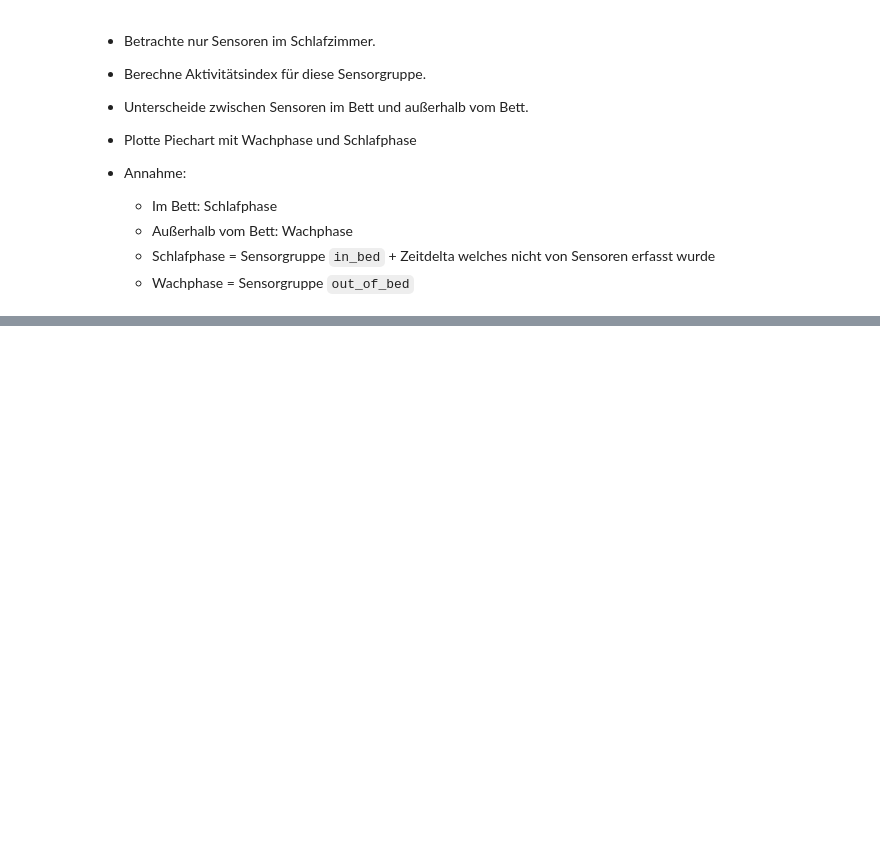
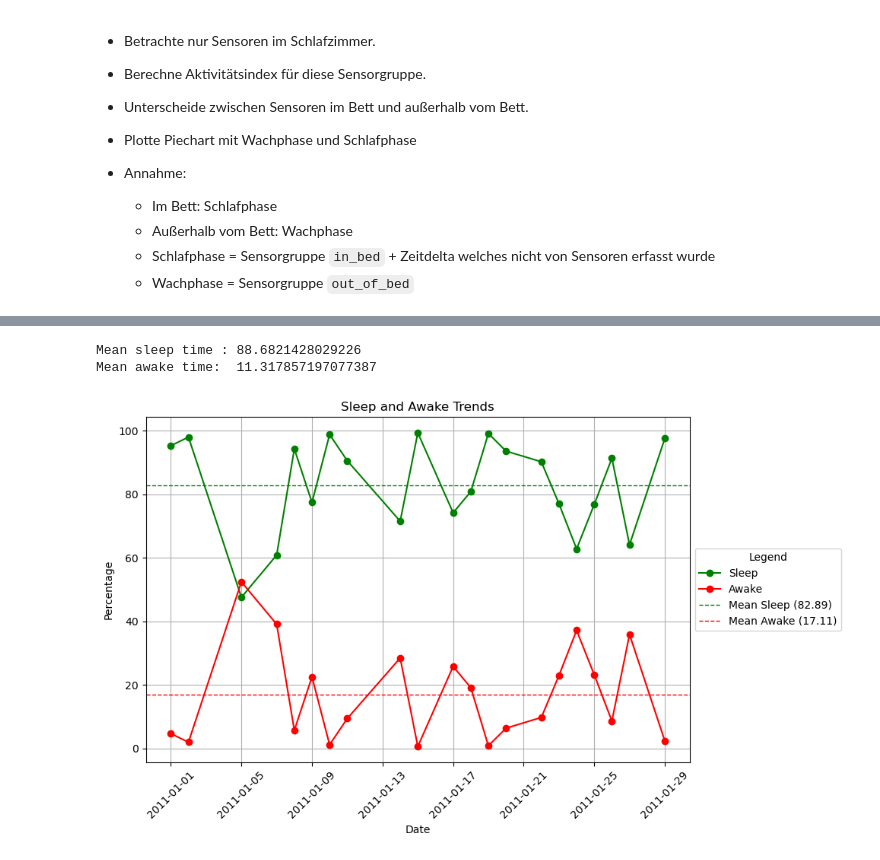
Before and after one commit to ddening/ambient-assisted-living, a Jupyter notebook: src/aruba_activity.ipynb, the cells around one changed output, grey strips where cells are left out. Cells and saved outputs as stored; diff of their text form; code cells hidden in the pictures; blank space fills up the shorter version.

```diff
--- a/src/aruba_activity.ipynb
+++ b/src/aruba_activity.ipynb
@@ -690,0 +755,54 @@ plt.show()
+# %%
+mean_sleep = df_sleep_awake["sleep"].mean()
+mean_awake = df_sleep_awake["awake"].mean()
+print("Mean sleep time :", mean_sleep)
+print("Mean awake time: ", mean_awake)
+# %% [output]
+Mean sleep time : 88.6821428029226
+Mean awake time:  11.317857197077387
+# %%
+# Create dataset for the next month
+generate_start_date = lambda n, m: [f"2011-01-{str(i).zfill(2)} 00:00:00" for i in range(n, m + 1)]
+generate_end_date = lambda n, m: [f"2011-01-{str(i).zfill(2)} 07:00:00" for i in range(n, m + 1)]
+start_datetime = generate_start_date(1, 30)
+end_datetime = generate_end_date(1, 30)
+
+# Initialize an empty list to store the rows
+rows = []
+
+# Populate the rows list
+for s, e in zip(start_datetime, end_datetime):
+    sleep, awake = sleep_activity(s, e, plot=False)
+    if (sleep + awake) <= 100:
+        rows.append({"sleep": sleep, "awake": awake, "datetime_start": s, "datetime_end": e})
+df_sleep_awake = pd.DataFrame(rows)
+
+# Convert datetime_start to a datetime object
+df_sleep_awake["datetime_start"] = pd.to_datetime(df_sleep_awake["datetime_start"])
+
+# Calculate mean values
+mean_sleep = df_sleep_awake["sleep"].mean()
+mean_awake = df_sleep_awake["awake"].mean()
+
+# Plot the data
+plt.figure(figsize=(10, 6))
+plt.plot(df_sleep_awake["datetime_start"], df_sleep_awake["sleep"], color="green", label="Sleep", marker="o")
+plt.plot(df_sleep_awake["datetime_start"], df_sleep_awake["awake"], color="red", label="Awake", marker="o")
+
+# Add mean lines
+plt.axhline(mean_sleep, color="green", linestyle="--", linewidth=1, label=f"Mean Sleep ({mean_sleep:.2f})")
+plt.axhline(mean_awake, color="red", linestyle="--", linewidth=1, label=f"Mean Awake ({mean_awake:.2f})")
+
+plt.title("Sleep and Awake Trends")
+plt.xlabel("Date")
+plt.ylabel("Percentage")
+plt.legend()
+plt.grid(True)
+plt.legend(loc="center left", bbox_to_anchor=(1, 0.5), title="Legend")
+
+# Show the plot
+plt.xticks(rotation=45)  # Rotate x-axis labels for better readability
+plt.tight_layout()  # Adjust layout to avoid clipping
+plt.show()
+# %% [output]
+[figure, added]
```
Also changed, not shown: parts of 4 cells of this notebook.
